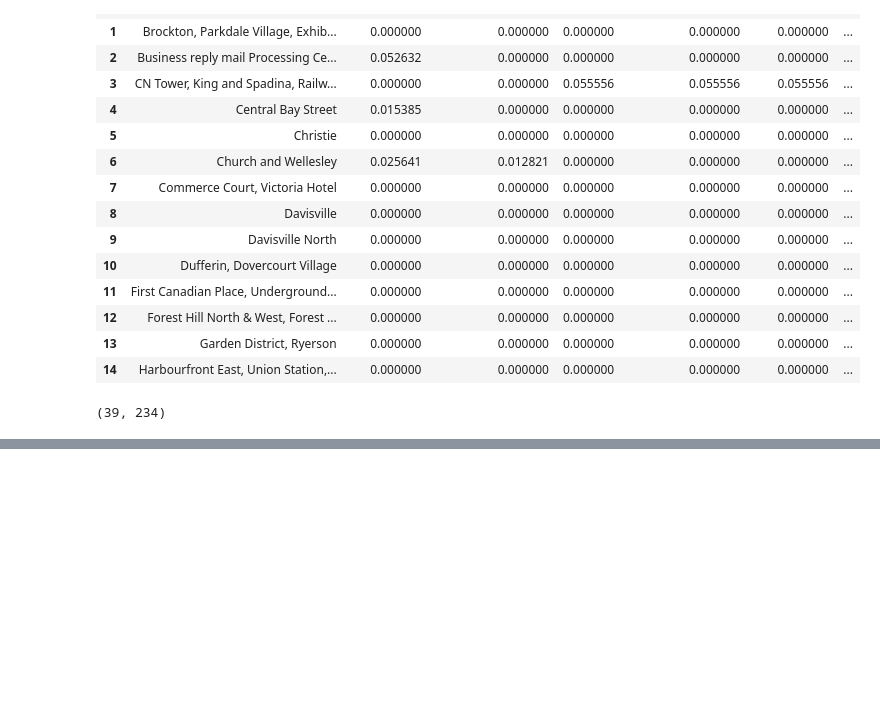
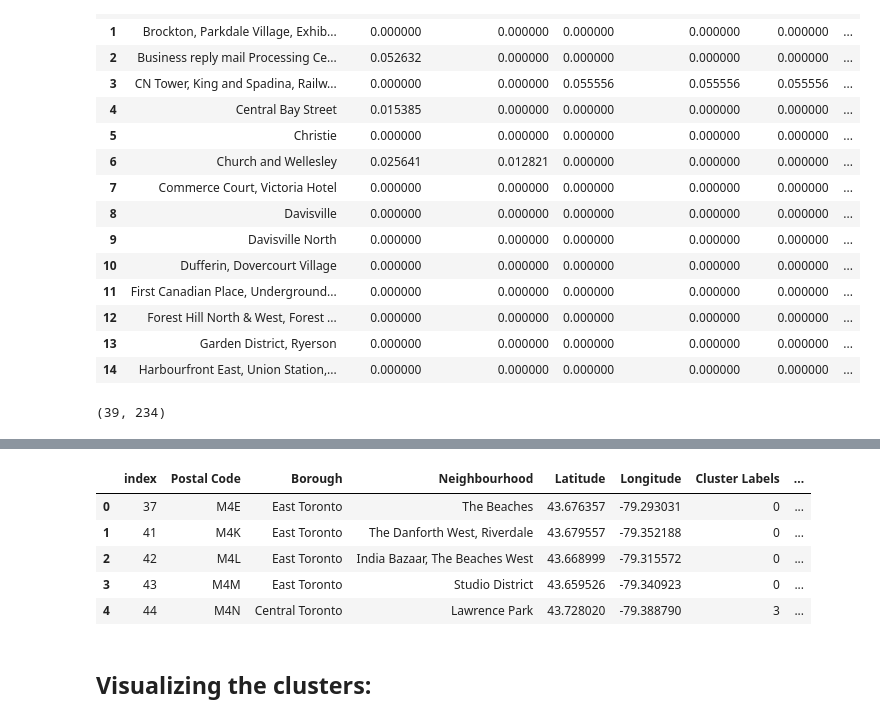
Before and after one commit to csood2/Coursera_Capstone, a Jupyter notebook: IBM Data Science Capstone Notebook Scraping.ipynb, the cells around one changed output, grey strips where cells are left out. Drawn from its saved outputs; the diff is of its cells as text; code cells hidden in the pictures; blank space fills up the shorter version.

```diff
--- a/IBM Data Science Capstone Notebook Scraping.ipynb
+++ b/IBM Data Science Capstone Notebook Scraping.ipynb
@@ -377,0 +475,19 @@ grouped.shape
+# %%
+# add clustering labels
+neighborhoods_venues_sorted.insert(0, 'Cluster Labels', kmeans.labels_)
+
+toronto_merged = onlytoronto
+
+# merge toronto_grouped with toronto_data to add latitude/longitude for each neighborhood
+toronto_merged = toronto_merged.join(neighborhoods_venues_sorted.set_index('Neighborhood'), on='Neighbourhood')
+
+toronto_merged.head()
+# %% [output]
+|  | index | Postal Code | Borough | Neighbourhood | Latitude | Longitude | Cluster Labels | ... |
+| 0 | 37 | M4E | East Toronto | The Beaches | 43.676357 | -79.293031 | 0 | ... |
+| 1 | 41 | M4K | East Toronto | The Danforth West, Riverdale | 43.679557 | -79.352188 | 0 | ... |
+| 2 | 42 | M4L | East Toronto | India Bazaar, The Beaches West | 43.668999 | -79.315572 | 0 | ... |
+| 3 | 43 | M4M | East Toronto | Studio District | 43.659526 | -79.340923 | 0 | ... |
+| 4 | 44 | M4N | Central Toronto | Lawrence Park | 43.728020 | -79.388790 | 3 | ... |
+# %% [markdown]
+## Visualizing the clusters:
```
Also changed, not shown: parts of 19 cells of this notebook.
